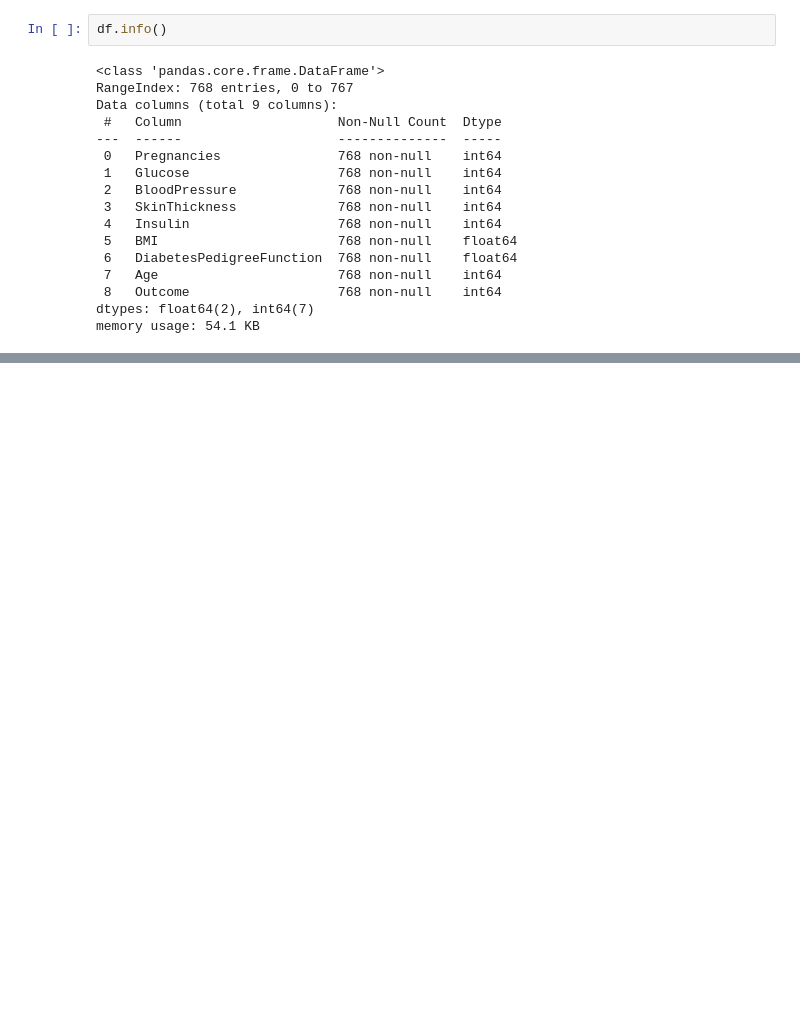
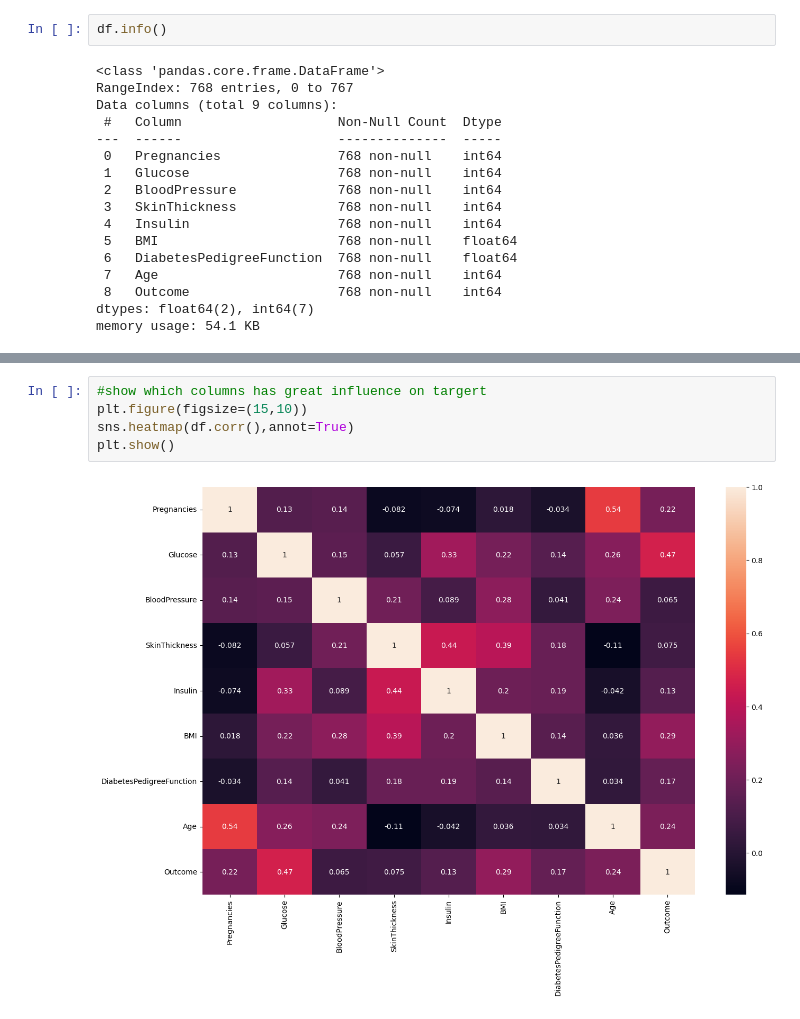
Before and after one commit to AlaaRamadann/Diabetes-Prediction., a Jupyter notebook: DiabetesPrediction.ipynb, the cells around one changed output, grey strips where cells are left out. Drawn from its saved outputs; the diff is of its cells as text; blank space fills up the shorter version.

```diff
--- a/DiabetesPrediction.ipynb
+++ b/DiabetesPrediction.ipynb
@@ -39,0 +105,7 @@ memory usage: 54.1 KB
+# %%
+#show which columns has great influence on targert
+plt.figure(figsize=(15,10))
+sns.heatmap(df.corr(),annot=True)
+plt.show()
+# %% [output]
+[figure, added]
```
Also changed, not shown: parts of 62 cells of this notebook, 2 other files.
